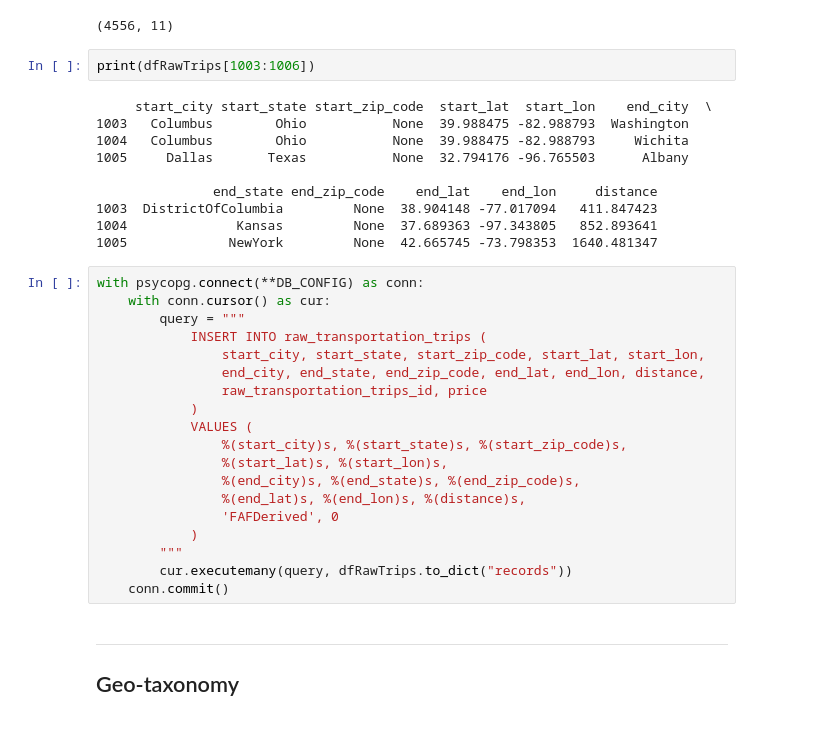
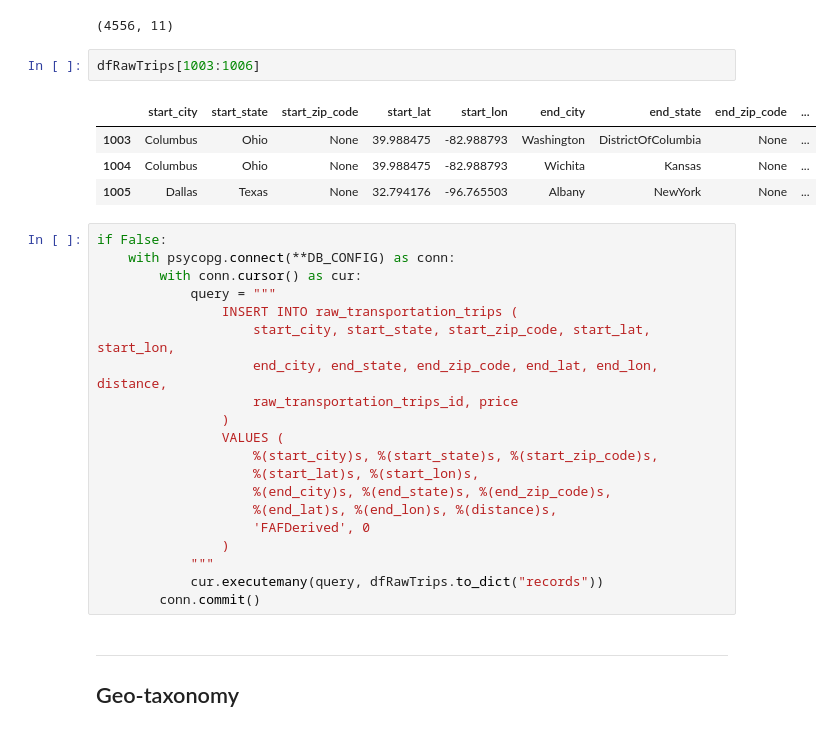
Before and after one commit to antononcube/Python-GeoSpatialPricingEngine, a Jupyter notebook: notebooks/Jupyter/MMS-database-access.ipynb, the cells around one changed output. Cells and saved outputs as stored; diff of their text form.

```diff
--- a/notebooks/Jupyter/MMS-database-access.ipynb
+++ b/notebooks/Jupyter/MMS-database-access.ipynb
@@ -87,36 +88,32 @@ dfRawTrips.shape
 # %% [output]
 (4556, 11)
 # %%
-print(dfRawTrips[1003:1006])
+dfRawTrips[1003:1006]
 # %% [output]
-     start_city start_state start_zip_code  start_lat  start_lon    end_city  \
-1003   Columbus        Ohio           None  39.988475 -82.988793  Washington
-1004   Columbus        Ohio           None  39.988475 -82.988793     Wichita
-1005     Dallas       Texas           None  32.794176 -96.765503      Albany
-
-               end_state end_zip_code    end_lat    end_lon     distance
-1003  DistrictOfColumbia         None  38.904148 -77.017094   411.847423
-1004              Kansas         None  37.689363 -97.343805   852.893641
-1005             NewYork         None  42.665745 -73.798353  1640.481347
+|  | start_city | start_state | start_zip_code | start_lat | start_lon | end_city | end_state | end_zip_code | ... |
+| 1003 | Columbus | Ohio | None | 39.988475 | -82.988793 | Washington | DistrictOfColumbia | None | ... |
+| 1004 | Columbus | Ohio | None | 39.988475 | -82.988793 | Wichita | Kansas | None | ... |
+| 1005 | Dallas | Texas | None | 32.794176 | -96.765503 | Albany | NewYork | None | ... |
 # %%
-with psycopg.connect(**DB_CONFIG) as conn:
-    with conn.cursor() as cur:
-        query = """
-            INSERT INTO raw_transportation_trips (
-                start_city, start_state, start_zip_code, start_lat, start_lon,
-                end_city, end_state, end_zip_code, end_lat, end_lon, distance,
-                raw_transportation_trips_id, price
-            )
-            VALUES (
-                %(start_city)s, %(start_state)s, %(start_zip_code)s,
-                %(start_lat)s, %(start_lon)s,
-                %(end_city)s, %(end_state)s, %(end_zip_code)s,
-                %(end_lat)s, %(end_lon)s, %(distance)s,
-                'FAFDerived', 0
-            )
-        """
-        cur.executemany(query, dfRawTrips.to_dict("records"))
-    conn.commit()
+if False:
+    with psycopg.connect(**DB_CONFIG) as conn:
+        with conn.cursor() as cur:
+            query = """
+                INSERT INTO raw_transportation_trips (
+                    start_city, start_state, start_zip_code, start_lat, start_lon,
+                    end_city, end_state, end_zip_code, end_lat, end_lon, distance,
+                    raw_transportation_trips_id, price
+                )
+                VALUES (
+                    %(start_city)s, %(start_state)s, %(start_zip_code)s,
+                    %(start_lat)s, %(start_lon)s,
+                    %(end_city)s, %(end_state)s, %(end_zip_code)s,
+                    %(end_lat)s, %(end_lon)s, %(distance)s,
+                    'FAFDerived', 0
+                )
+            """
+            cur.executemany(query, dfRawTrips.to_dict("records"))
+        conn.commit()
 # %% [markdown]
 ---
 
```
Also changed, not shown: parts of 3 cells of this notebook, 2 other files.
